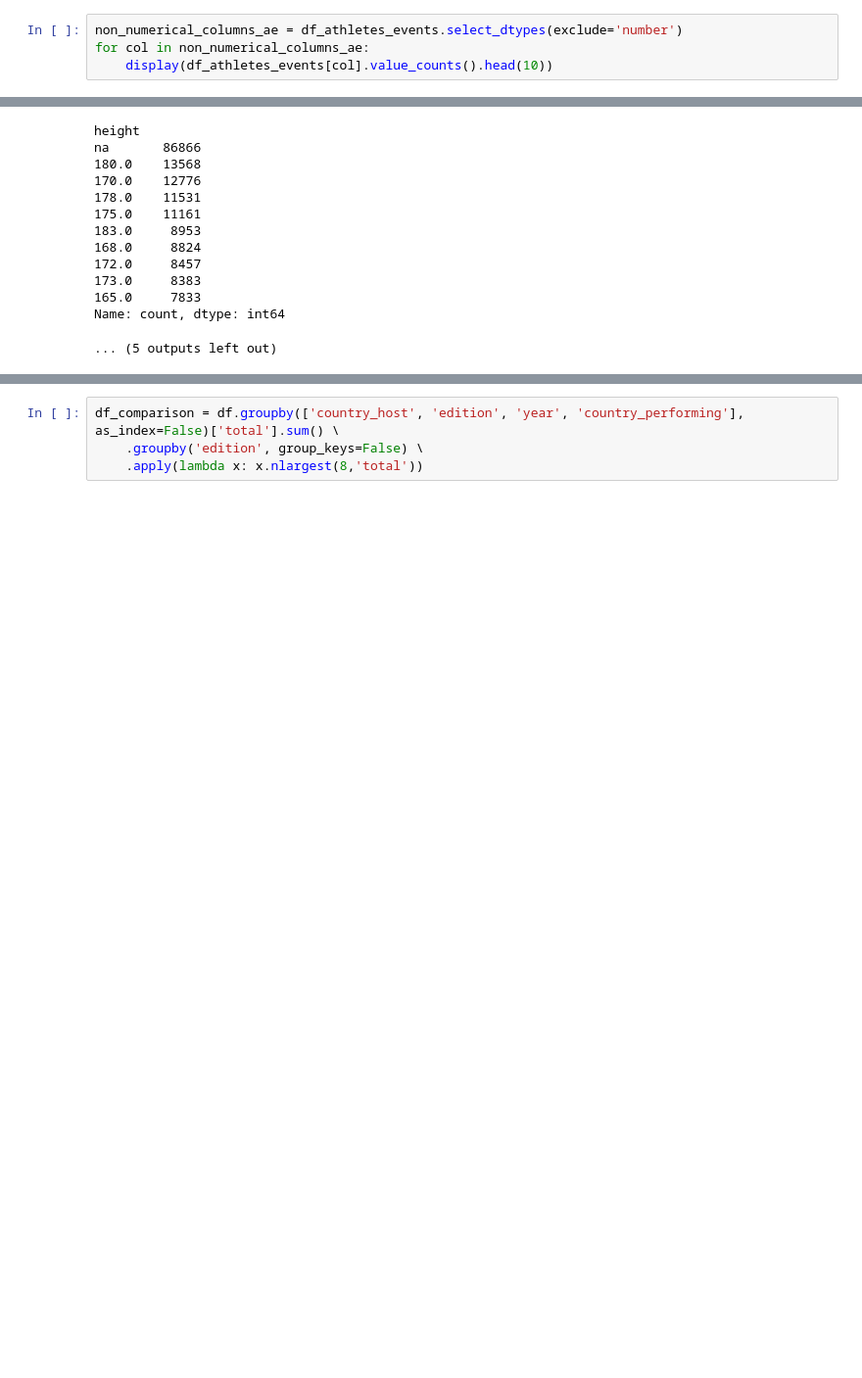
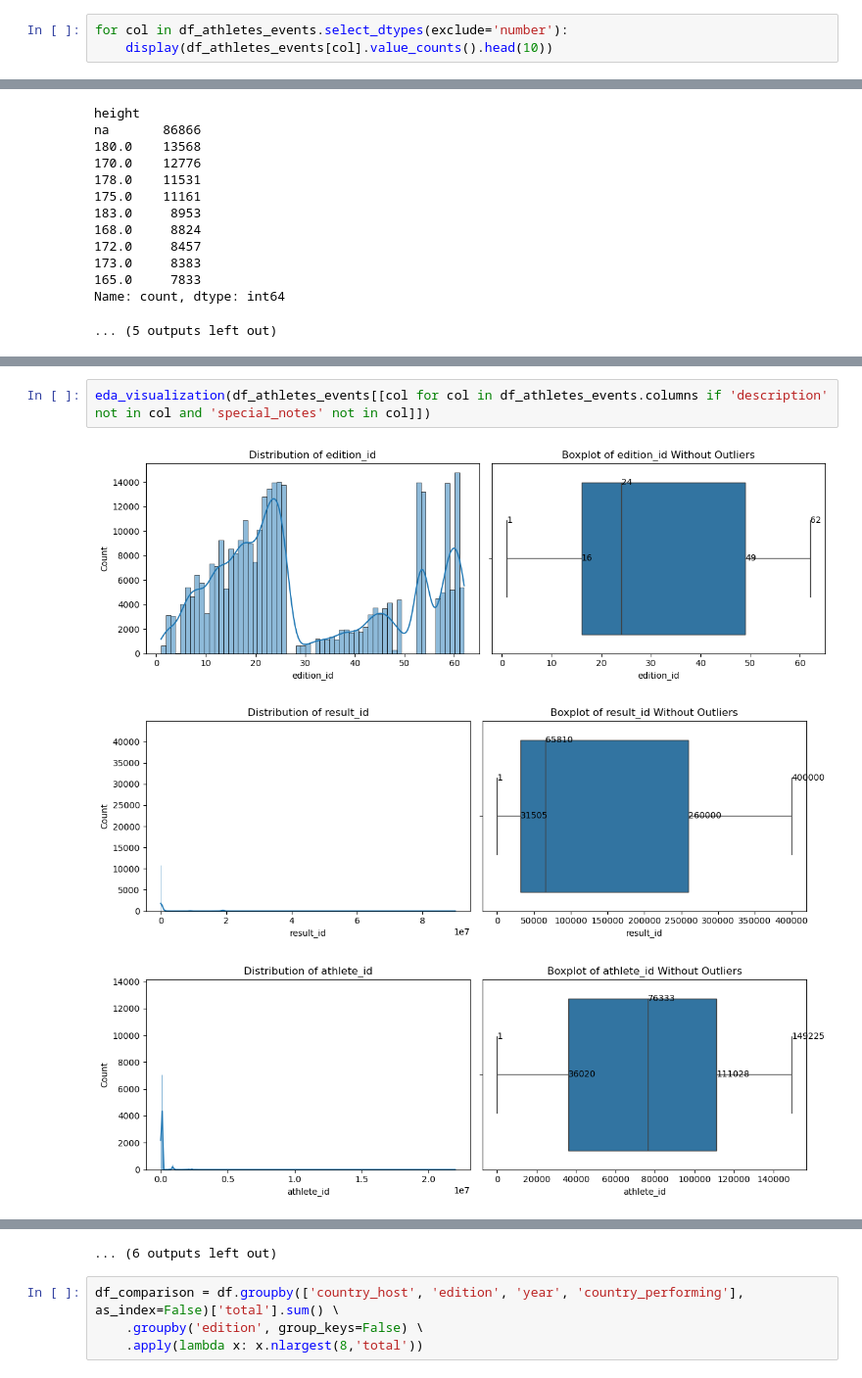
Before and after one commit to ana-047/Olymploration, a Jupyter notebook: Olymploration_2.ipynb, the cells around one changed output, grey strips where cells are left out. Shown at 98% size. Cells and saved outputs as stored; diff of their text form; blank space fills up the shorter version.

```diff
--- a/Olymploration_2.ipynb
+++ b/Olymploration_2.ipynb
@@ -464,8 +464,7 @@ df_athletes_events.describe()
 | 75% | 49.000000 | 2.600000e+05 | 1.110280e+05 |
 | max | 62.000000 | 9.001677e+07 | 2.200000e+07 |
 # %%
-non_numerical_columns_ae = df_athletes_events.select_dtypes(exclude='number')
-for col in non_numerical_columns_ae:
+for col in df_athletes_events.select_dtypes(exclude='number'):
     display(df_athletes_events[col].value_counts().head(10))
 # %% [output]
 edition
@@ -593,0 +648,6 @@ Name: count, dtype: int64
+# %%
+eda_visualization(df_athletes_events[[col for col in df_athletes_events.columns if 'description' not in col and 'special_notes' not in col]])
+# %% [output]
+[figure, added]
+[figure, added]
+[figure, added]
@@ -594,3 +663,4 @@ Name: count, dtype: int64
+... (6 outputs left out)
 # %%
 df_comparison = df.groupby(['country_host', 'edition', 'year', 'country_performing'], as_index=False)['total'].sum() \
     .groupby('edition', group_keys=False) \
```
Also changed, not shown: parts of 5 cells of this notebook.
